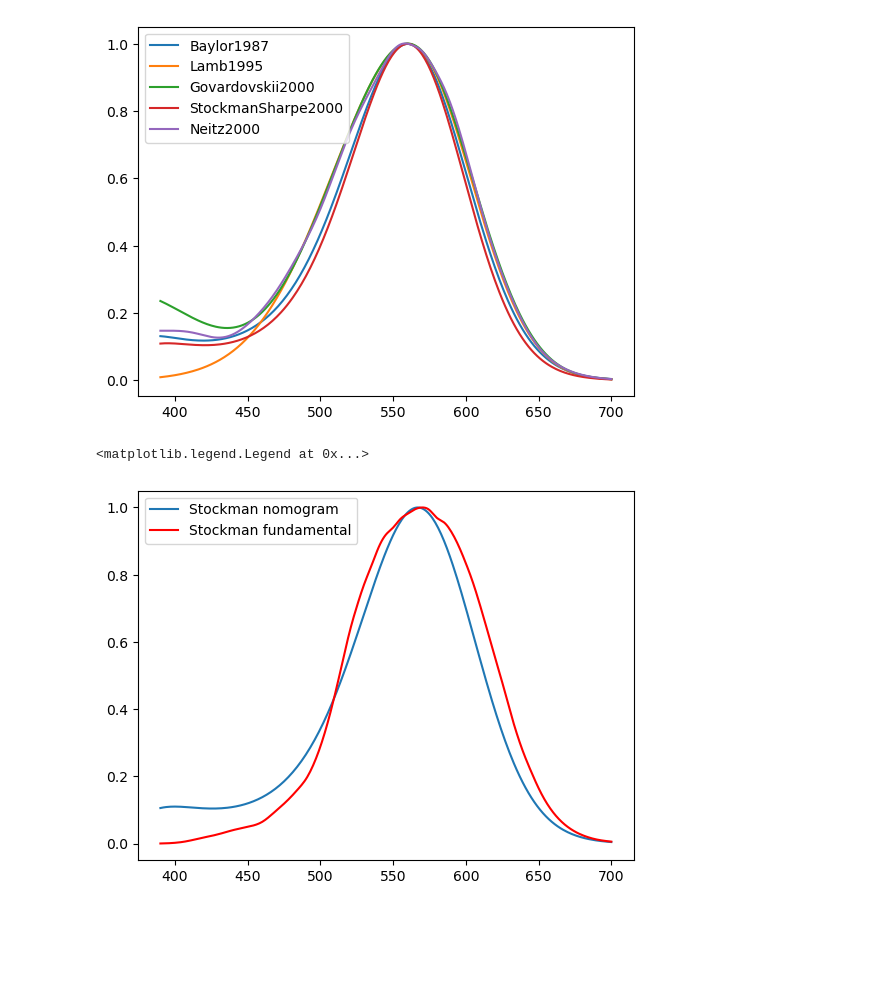
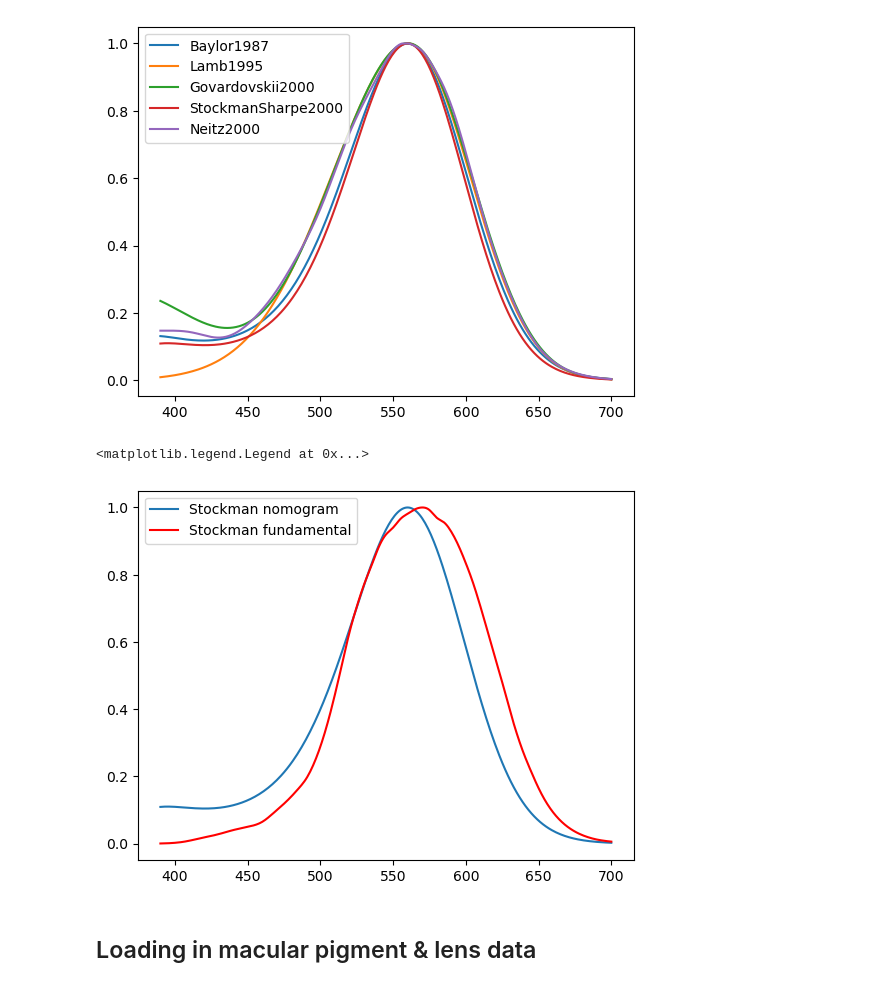
Before and after one commit to varunneal/ChromaLab, a Jupyter notebook: notebooks/exploration/nomograms.ipynb, the cells around one changed output. Saved outputs shown, nothing was run; the diff lists cells and outputs as text; code cells hidden in the pictures; blank space fills up the shorter version.

```diff
--- a/notebooks/exploration/nomograms.ipynb
+++ b/notebooks/exploration/nomograms.ipynb
@@ -139,5 +133,5 @@ plot(wavelengths1, LambNomogram(wavelengths1, 560))
 # %%
-def StockmanSharpeNomogram(S, lambdaMax):
+def StockmanSharpeNomogram(wls, lambdaMax):
     """
     Compute normalized absorbance according to the
     nomogram provided by Stockman and Sharpe.
@@ -152,9 +146,6 @@ def StockmanSharpeNomogram(S, lambdaMax):
     g = 12.487558618387
     h = -0.289541500599
 
-    # Assuming S is directly the wavelengths array
-    wls = np.array(S)
-
     # Prepare the wavelengths normalization
     logWlsNorm = np.log10(wls) - np.log10(lambdaMax / 558)
 
@@ -167,5 +158,5 @@ def StockmanSharpeNomogram(S, lambdaMax):
     # Convert log10 absorbance to absorbance
     T_absorbance = 10**logDensity
 
-    return T_absorbance
+    return Cone(data=T_absorbance, wavelengths=wls, quantal=True)
 # %%
@@ -323,9 +293,11 @@ plt.legend()
 <matplotlib.legend.Legend at 0x...>
 [figure]
 # %%
-plot(wavelengths1, StockmanSharpeNomogram(wavelengths1, 567), label="Stockman nomogram")
+StockmanSharpeNomogram(wavelengths1, 560).plot(name="Stockman nomogram")
 Cone.l_cone().plot(name="Stockman fundamental", color='red')
 plt.legend()
 # %% [output]
 <matplotlib.legend.Legend at 0x...>
-[figure, old version]
+[figure, new version]
+# %% [markdown]
+## Loading in macular pigment & lens data
```
Also changed, not shown: parts of 47 cells of this notebook, 7 other files.
